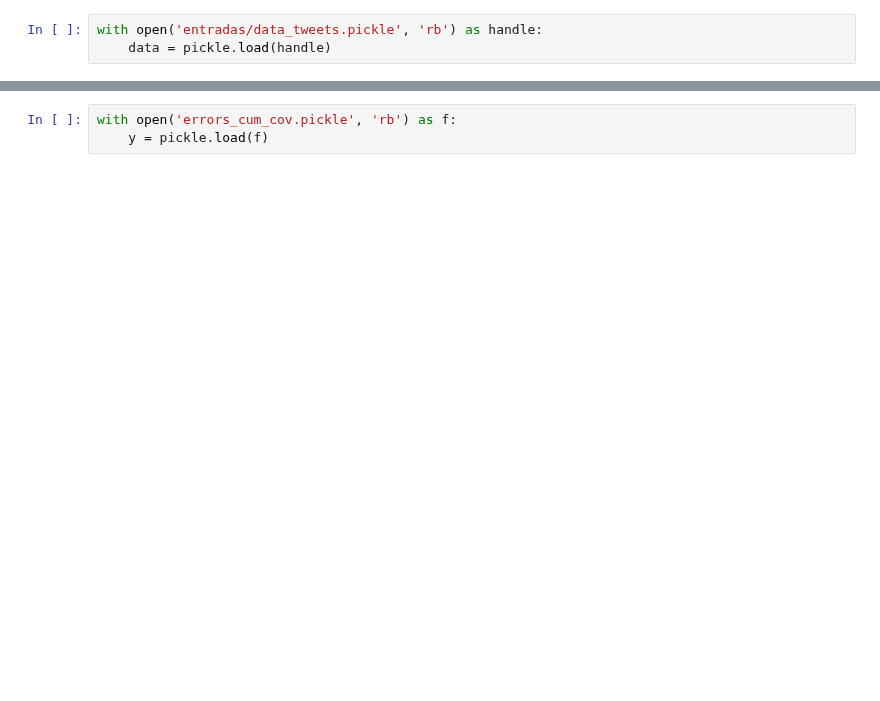
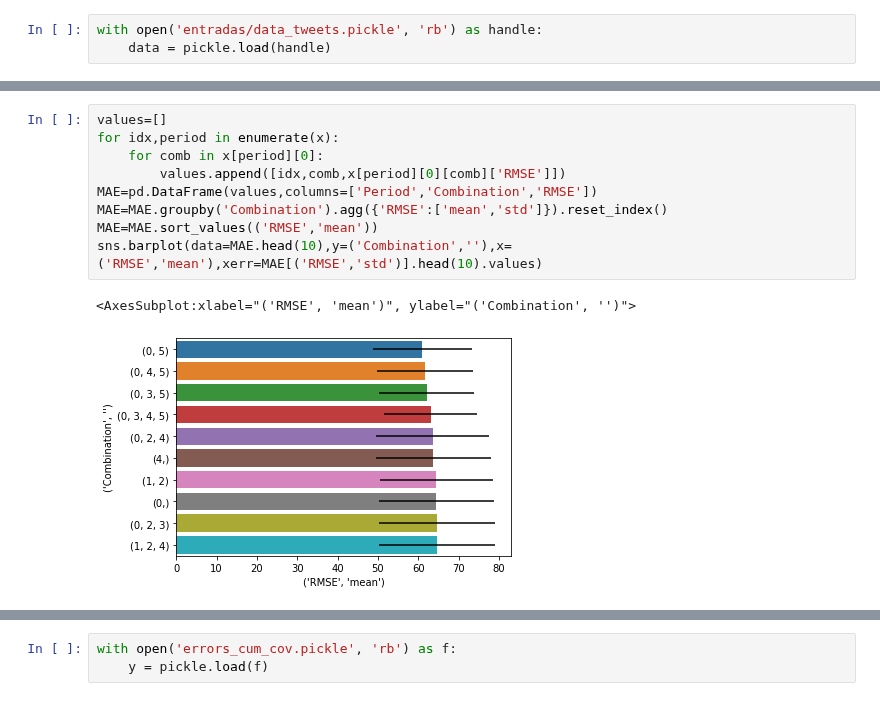
Before and after one commit to jrudascas/security_project, a Jupyter notebook: modelo_percepcion/prueba covariados.ipynb, the cells around one changed output, grey strips where cells are left out. Cells and saved outputs as stored; diff of their text form; blank space fills up the shorter version.

```diff
--- a/modelo_percepcion/prueba covariados.ipynb
+++ b/modelo_percepcion/prueba covariados.ipynb
@@ -86,0 +173,12 @@ with open('errors_cov.pickle', 'rb') as f:
+# %%
+values=[]
+for idx,period in enumerate(x):
+    for comb in x[period][0]:
+        values.append([idx,comb,x[period][0][comb]['RMSE']])
+MAE=pd.DataFrame(values,columns=['Period','Combination','RMSE'])
+MAE=MAE.groupby('Combination').agg({'RMSE':['mean','std']}).reset_index()
+MAE=MAE.sort_values(('RMSE','mean'))
+sns.barplot(data=MAE.head(10),y=('Combination',''),x=('RMSE','mean'),xerr=MAE[('RMSE','std')].head(10).values)
+# %% [output]
+<AxesSubplot:xlabel="('RMSE', 'mean')", ylabel="('Combination', '')">
+[figure, added]
```
Also changed, not shown: parts of 24 cells of this notebook, 19 other files.
